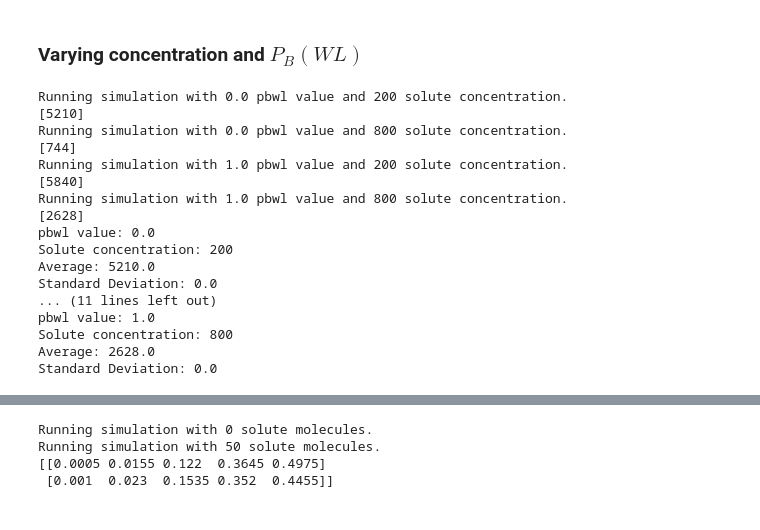
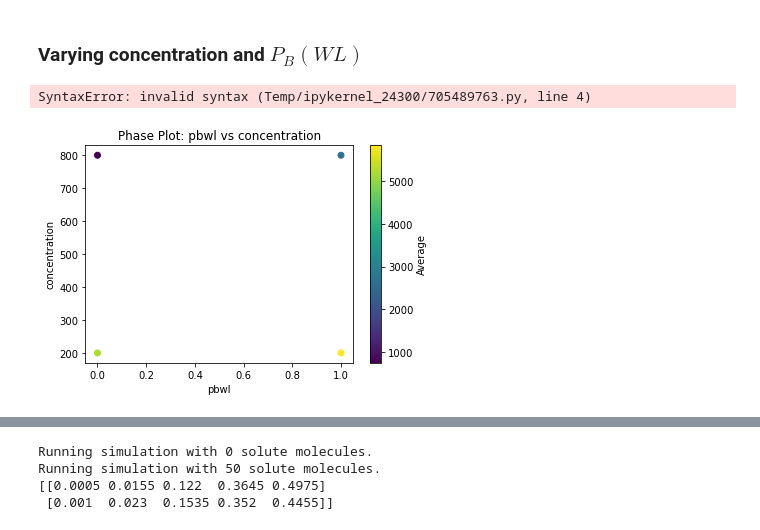
Before and after one commit to ThomasGlansdorp/CSS_19, a Jupyter notebook: main.ipynb, the cells around one changed output, grey strips where cells are left out. Cells and saved outputs as stored; diff of their text form; code cells hidden in the pictures.

```diff
--- a/main.ipynb
+++ b/main.ipynb
@@ -295,8 +293,8 @@ plt.show()
 # %%
 from analysis import count_neighbours
 
-pbwl_values = [0.0, 1.0]
-solute_concentrations = [ 200, 800]
+pbwl_values = [0.0, 0.25, 0.5, 0.75, 1.0]
+solute_concentrations = [ 100, 200, 400, 600 800]
 
 results = []
 
@@ -339,20 +337,4 @@ for pbwl_value, data in all_results.items():
         print(f"Standard Deviation: {data['std_dev']}")
         print()
 # %% [output]
-Running simulation with 0.0 pbwl value and 200 solute concentration.
-[5210]
-Running simulation with 0.0 pbwl value and 800 solute concentration.
-[744]
-Running simulation with 1.0 pbwl value and 200 solute concentration.
-[5840]
-Running simulation with 1.0 pbwl value and 800 solute concentration.
-[2628]
-pbwl value: 0.0
-Solute concentration: 200
-Average: 5210.0
-Standard Deviation: 0.0
-... (11 lines left out)
-pbwl value: 1.0
-Solute concentration: 800
-Average: 2628.0
-Standard Deviation: 0.0
+SyntaxError: invalid syntax (Temp/ipykernel_24300/705489763.py, line 4)
@@ -377,3 +341,36 @@ plt.show()
+# %%
+pbwl_list = []
+concentration_list = []
+average_list = []
+
+for pbwl_value, data in all_results.items():
+    for solute_concentration, data in data.items():
+        pbwl = pbwl_value
+        concentration = solute_concentration
+        average = data['average']
+
+        pbwl_list.append(pbwl)
+        concentration_list.append(concentration)
+        average_list.append(average)
+
+print("pbwl_list:", pbwl_list)
+print("concentration_list:", concentration_list)
+print("average_list:", average_list)
+# %%
+import matplotlib.pyplot as plt
+
+plt.scatter(pbwl_list, concentration_list, c=average_list, cmap='viridis')
+plt.xlabel('pbwl')
+plt.ylabel('concentration')
+plt.title('Phase Plot: pbwl vs concentration')
+
+# Add colorbar
+cbar = plt.colorbar()
+cbar.set_label('Average')
+
+plt.show()
+# %% [output]
+[figure, added]
 # %%
 pbwl_values_percent = [value for value in pbwl_values]  # Convert to percentage
 
```
Also changed, not shown: parts of 3 cells of this notebook, 1 other file.
